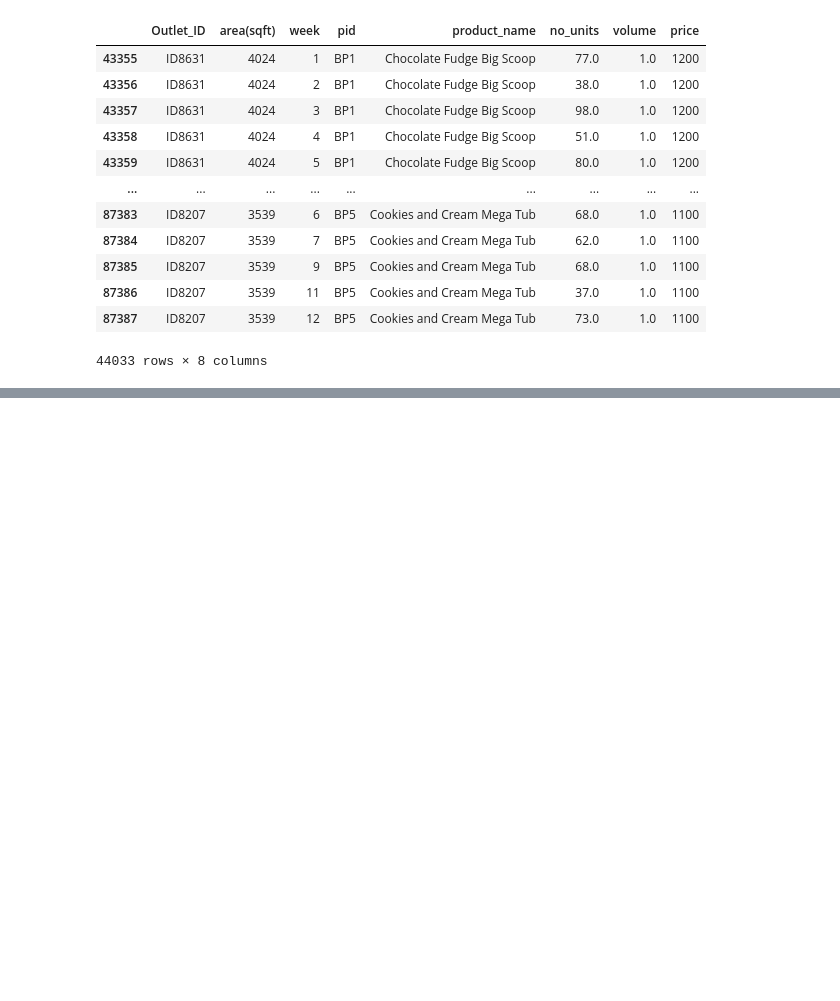
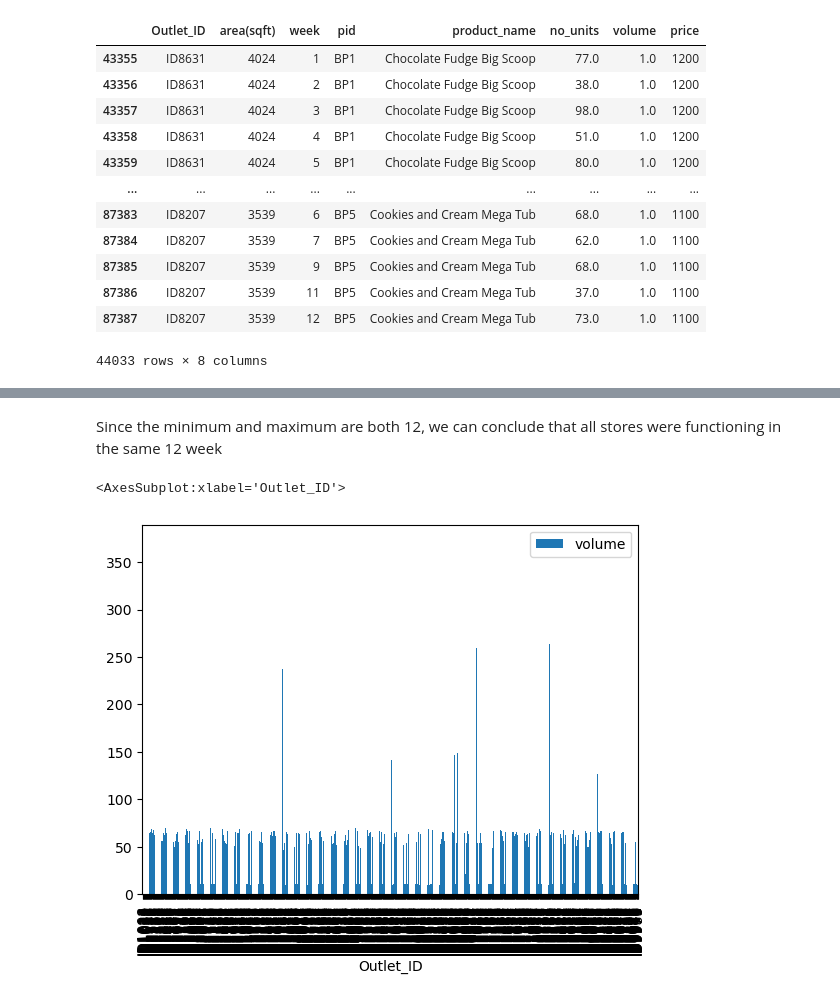
Before and after one commit to navindu-ds/DataStorm-4, a Jupyter notebook: Semifinal Round/semifinals-notebook.ipynb, the cells around one changed output, grey strips where cells are left out. Cells and saved outputs as stored; diff of their text form; code cells hidden in the pictures; blank space fills up the shorter version.

```diff
--- a/Semifinal Round/semifinals-notebook.ipynb
+++ b/Semifinal Round/semifinals-notebook.ipynb
@@ -308,0 +433,10 @@ num_bulk_items.describe()
+# %% [markdown]
+Since the minimum and maximum are both 12, we can conclude that all stores were functioning in the same 12 week
+# %%
+tot_volume_sold = pd.DataFrame(outlet_sales_db.groupby('Outlet_ID')['volume'].sum())
+tot_volume_sold = tot_volume_sold.reset_index()
+
+tot_volume_sold.plot(x='Outlet_ID',y='volume',kind='bar')
+# %% [output]
+<AxesSubplot:xlabel='Outlet_ID'>
+[figure, added]
```
Also changed, not shown: parts of 23 cells of this notebook.
